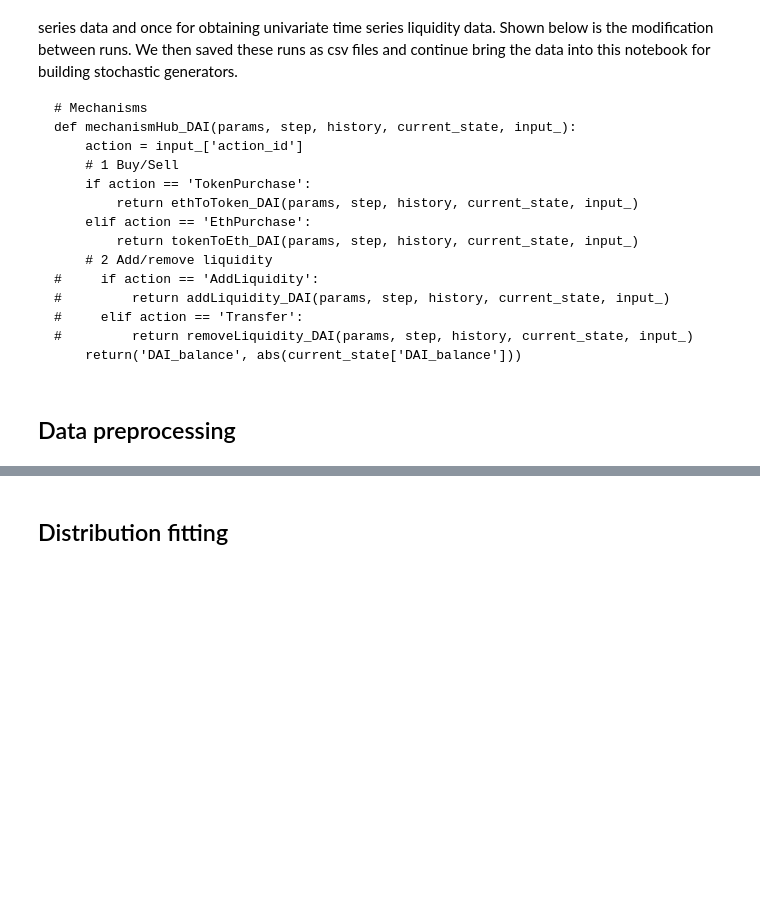
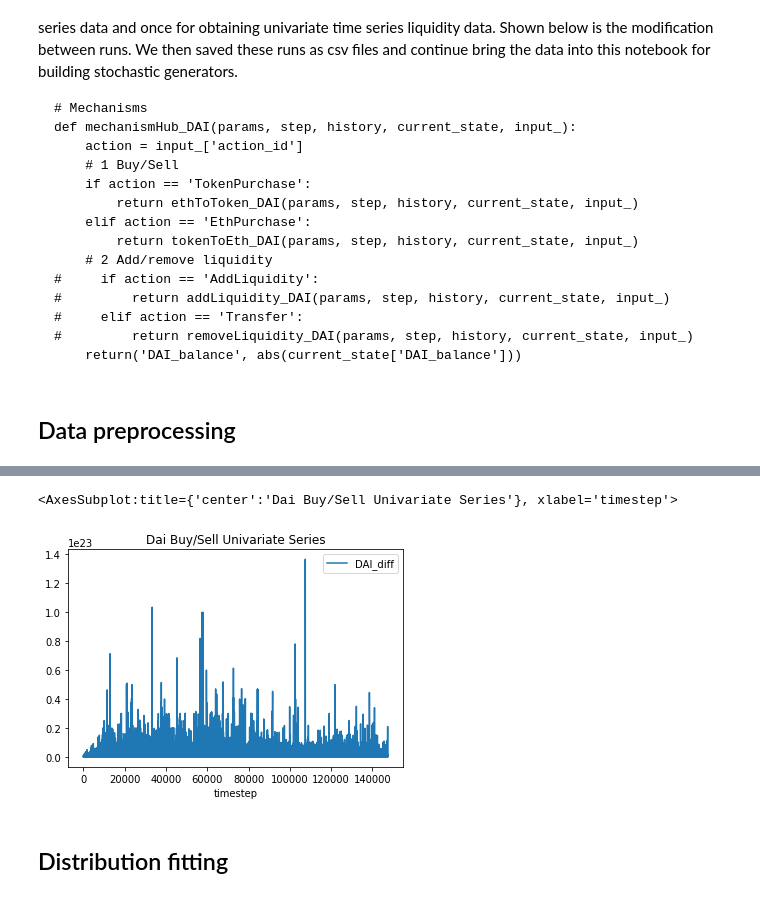
Before and after one commit to BlockScience/reflexer, a Jupyter notebook: notebooks/Stochastic_Generators/Uniswap_process_modeling.ipynb, the cells around one changed output, grey strips where cells are left out. Saved outputs shown, nothing was run; the diff lists cells and outputs as text; code cells hidden in the pictures; blank space fills up the shorter version.

```diff
--- a/notebooks/Stochastic_Generators/Uniswap_process_modeling.ipynb
+++ b/notebooks/Stochastic_Generators/Uniswap_process_modeling.ipynb
@@ -56,8 +74,12 @@ liquidity_uniswap_events.plot(x='timestep',y='DAI_balance',title='Dai liquidity
 # %%
 # buy/sell series
 buy_sell_uniswap_events['DAI_balance'] = buy_sell_uniswap_events['DAI_balance'].astype(float)
 buy_sell_uniswap_events['DAI_diff'] = abs(buy_sell_uniswap_events['DAI_balance'].diff())
-buy_sell_uniswap_events.plot(x='timestep',y='DAI_balance',title='Dai liquidity univariate series')
+buy_sell_uniswap_events['DAI_diff'].fillna(0,inplace=True)
+buy_sell_uniswap_events.plot(x='timestep',y='DAI_diff',title='Dai Buy/Sell Univariate Series')
+# %% [output]
+<AxesSubplot:title={'center':'Dai Buy/Sell Univariate Series'}, xlabel='timestep'>
+[figure, added]
 # %% [markdown]
 ## Distribution fitting
 # %%
```
Also changed, not shown: parts of 9 cells of this notebook, 2 other files.
